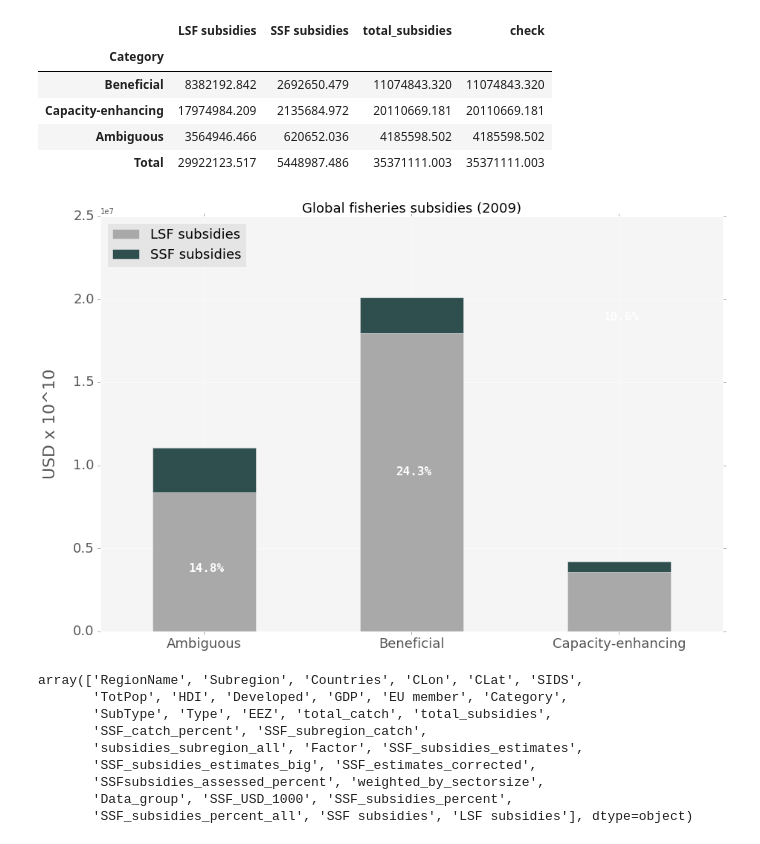
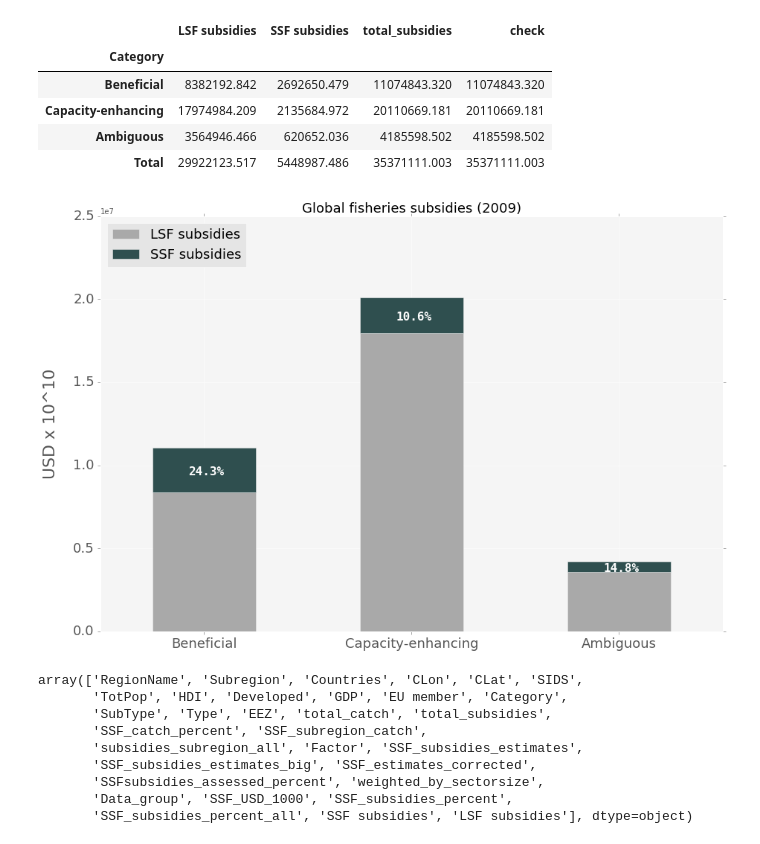
Before and after one commit to annaschu/subsidies, a Jupyter notebook: SSF subsidies capped.ipynb, the cells around one changed output. Cells and saved outputs as stored; diff of their text form; code cells hidden in the pictures.

Commit message:
change the category plot order by beneficia, capacity-enhancing and then ambiguous

```diff
--- a/SSF subsidies capped.ipynb
+++ b/SSF subsidies capped.ipynb
@@ -356,9 +356,9 @@ data_dict = data.to_dict()
 
 # these percentages are the SSF percent out of the total subsidie calculated in Subsidies_per_Category['SSF percent']
 SSFpercent = (
-    {'label': 'Ambiguous', 'percentage': 14.8},
     {'label': 'Beneficial', 'percentage': 24.3},
-    {'label': 'Capacity-enhancing', 'percentage': 10.6}
+    {'label': 'Capacity-enhancing', 'percentage': 10.6},
+    {'label': 'Ambiguous', 'percentage': 14.8}
 )
 
 # add totals to SFFpercent
@@ -379,7 +379,7 @@ ax = data.plot(kind='bar', figsize=(15,10),stacked=True, legend=True, fontsize=1
 ax.set_title("Global fisheries subsidies (2009)", fontsize=18)
 ax.set_ylabel("USD x 10^10",fontsize=22)
 ax.set_xlabel("",fontsize=18)
-ax.set_xticklabels(['Ambiguous','Beneficial', 'Capacity-enhancing'],rotation=360, fontsize=18)
+ax.set_xticklabels(['Beneficial','Capacity-enhancing','Ambiguous'],rotation=360, fontsize=18)
 ax.set_axis_bgcolor('0.96')
 ax.yaxis.labelpad = 20
 
@@ -399,34 +399,34 @@ rects = ax.bar(indexes, percentages, width)
 # iterate rects and map index with SSF percentage
 for index, rect in enumerate(rects):
     SSFpercent[index]['rect_x'] = rect.get_x()
 
 
 # now we have a single object holding
 # all the values we need to label the chart
 for bar in SSFpercent:
     #  get percenatage label as a string
     percentage = bar['percentage']
     #  get value of to of bar
     height = bar['total']
     label_position = height - ((height / 100 * percentage) / 2)
     #  position text lables
     ax.text(
         bar['rect_x'] + width/2,
         label_position  - 12.4**5, str(percentage) + '%',
         ha="center",
         family="monospace",
         fontsize=16,
         fontweight="bold",
         color="white"
     )
 
 
 plt.savefig('Subsidies_Category.svg', dpi=400, bbox_inches='tight')
 plt.savefig('Subsidies_Category.pdf', dpi=400, bbox_inches='tight')
 plt.legend(loc=2,fontsize=18)
 plt.show()
 # %% [output]
-[figure, old version]
+[figure, new version]
 # %%
 SSF_subsidies_estimates_assessed.columns.values
 # %% [output]
```
Also changed, not shown: 2 other files.
